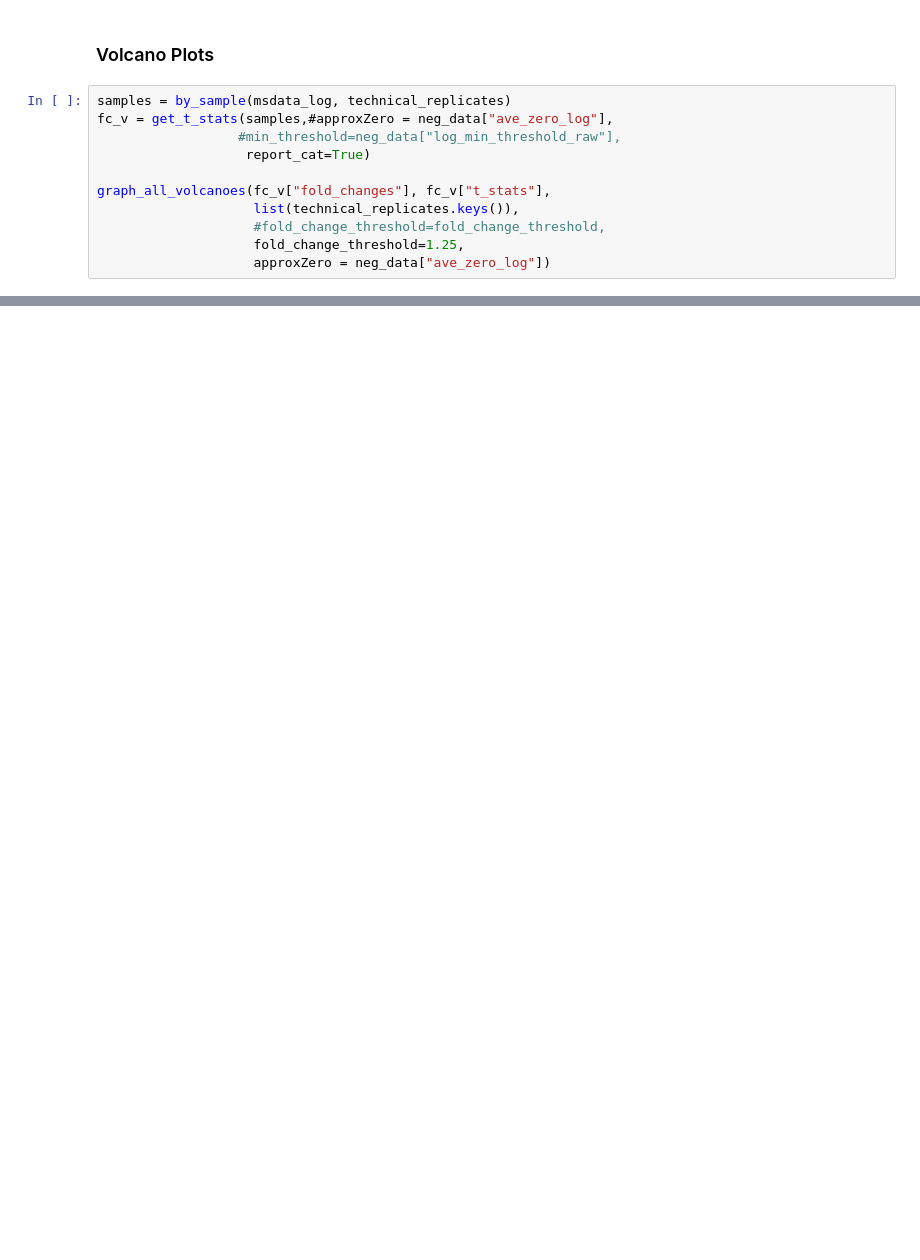
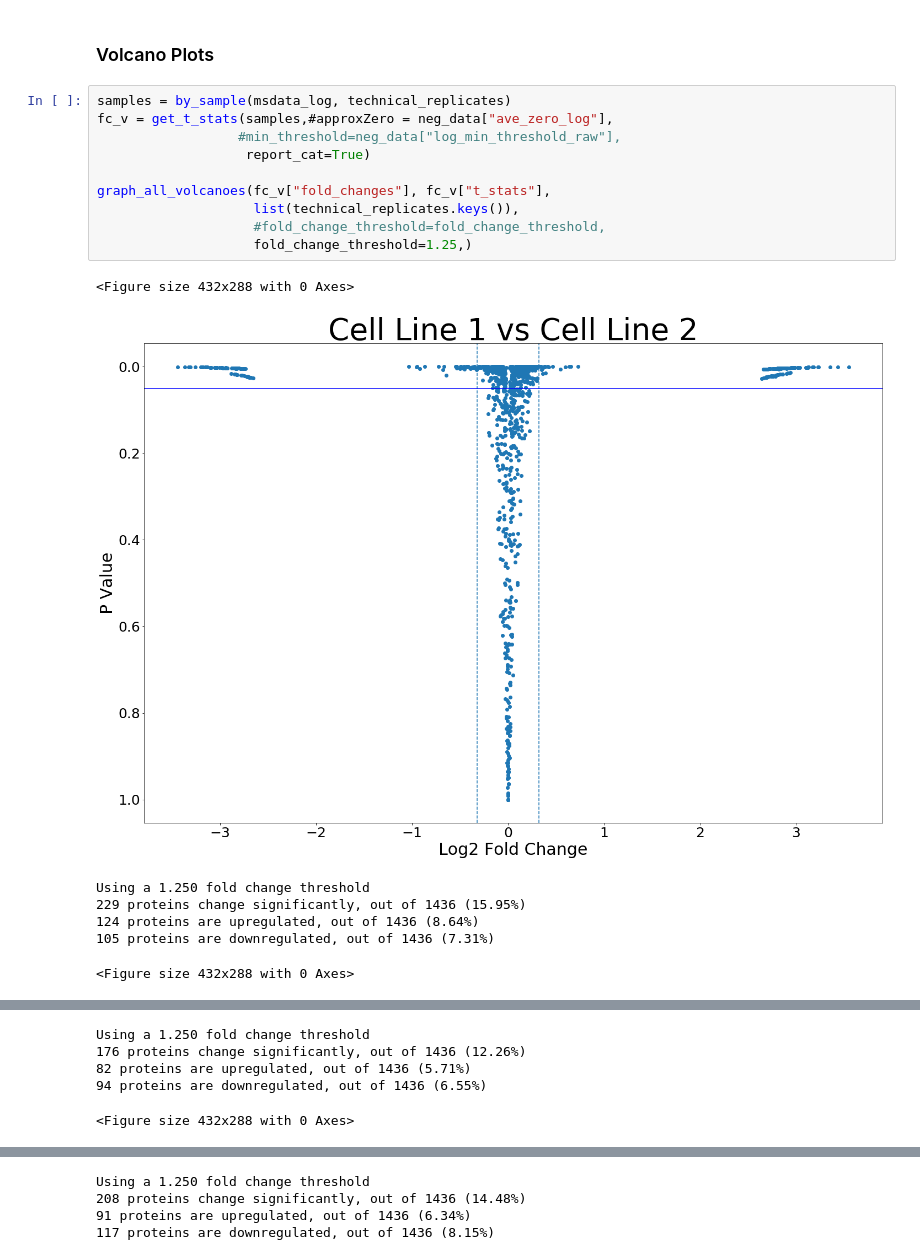
Before and after one commit to PayneLab/MassSpec-Analysis, a Jupyter notebook: driver.ipynb, the cells around one changed output, grey strips where cells are left out. Cells and saved outputs as stored; diff of their text form; blank space fills up the shorter version.

```diff
--- a/driver.ipynb
+++ b/driver.ipynb
@@ -119,11 +127,18 @@ RuntimeWarning: divide by zero encountered in log
 # %%
 samples = by_sample(msdata_log, technical_replicates)
 fc_v = get_t_stats(samples,#approxZero = neg_data["ave_zero_log"],
                   #min_threshold=neg_data["log_min_threshold_raw"],
                    report_cat=True)
 
 graph_all_volcanoes(fc_v["fold_changes"], fc_v["t_stats"],
                     list(technical_replicates.keys()),
                     #fold_change_threshold=fold_change_threshold,
-                    fold_change_threshold=1.25,
-                    approxZero = neg_data["ave_zero_log"])
+                    fold_change_threshold=1.25,)
+# %% [output]
+<Figure size 432x288 with 0 Axes>
+[figure, added]
+Using a 1.250 fold change threshold
+229 proteins change significantly, out of 1436 (15.95%)
+124 proteins are upregulated, out of 1436 (8.64%)
+105 proteins are downregulated, out of 1436 (7.31%)
+<Figure size 432x288 with 0 Axes>
@@ -129,0 +146,5 @@ graph_all_volcanoes(fc_v["fold_changes"], fc_v["t_stats"],
+Using a 1.250 fold change threshold
+176 proteins change significantly, out of 1436 (12.26%)
+82 proteins are upregulated, out of 1436 (5.71%)
+94 proteins are downregulated, out of 1436 (6.55%)
+<Figure size 432x288 with 0 Axes>
@@ -129,0 +152,4 @@ graph_all_volcanoes(fc_v["fold_changes"], fc_v["t_stats"],
+Using a 1.250 fold change threshold
+208 proteins change significantly, out of 1436 (14.48%)
+91 proteins are upregulated, out of 1436 (6.34%)
+117 proteins are downregulated, out of 1436 (8.15%)
```
Also changed, not shown: parts of 6 cells of this notebook, 8 other files.
